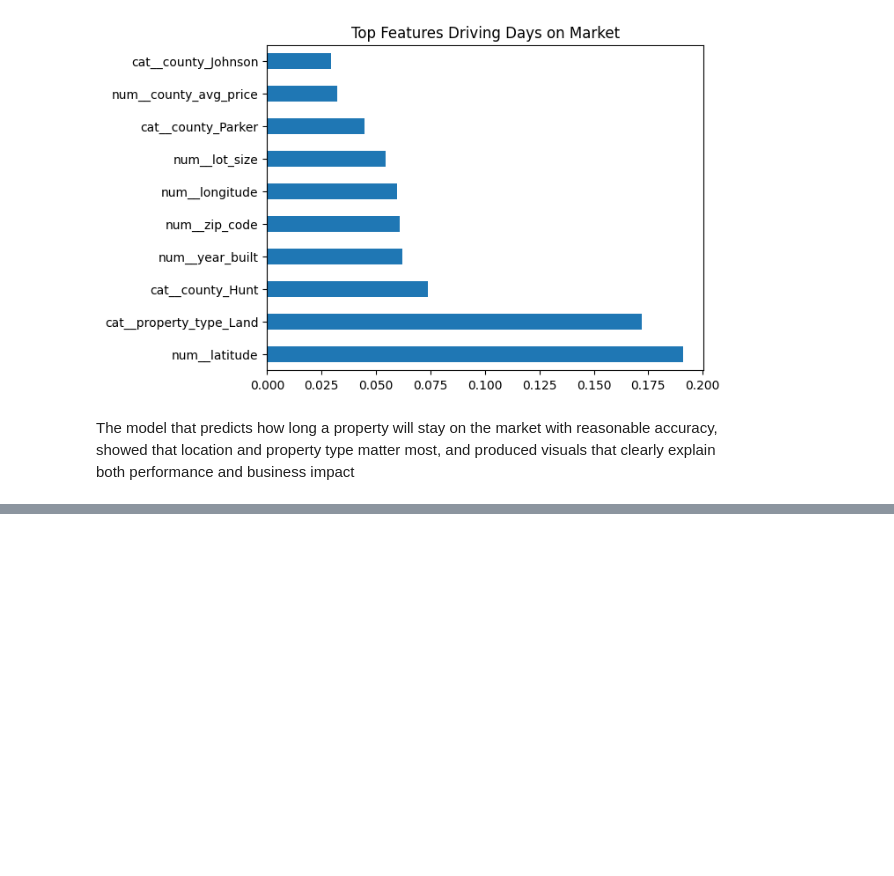
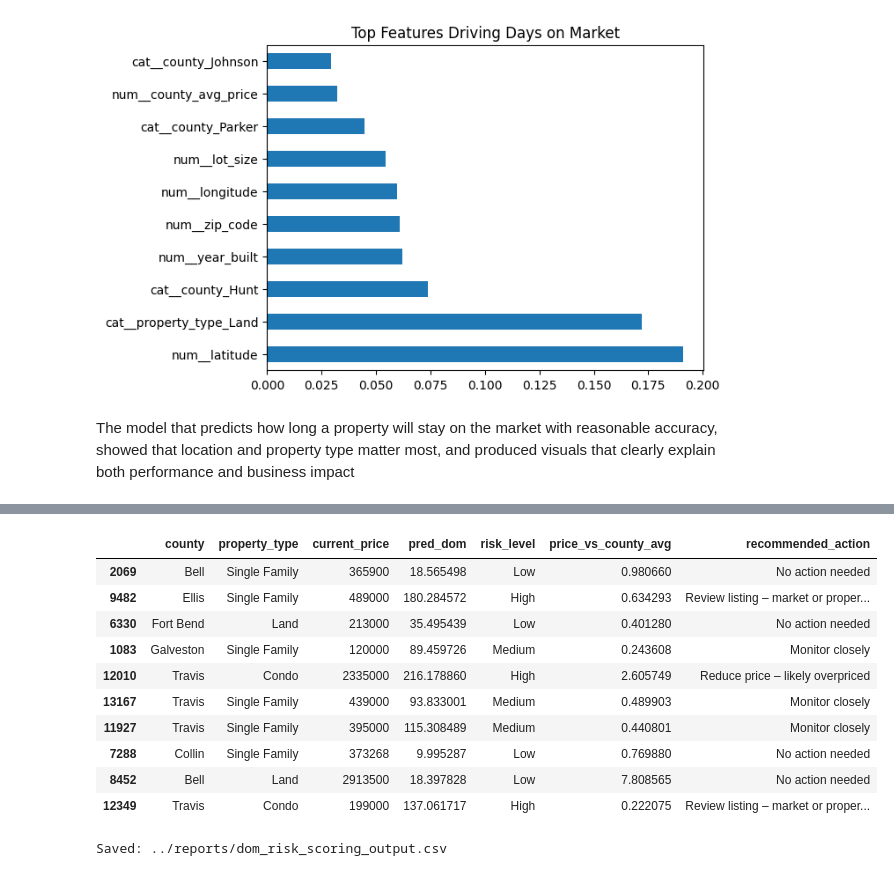
Before and after one commit to Mwenya-Musonda/alloy-tower-real-estate-ml, a Jupyter notebook: notebooks/03_model_training.ipynb, the cells around one changed output, grey strips where cells are left out. Drawn from its saved outputs; the diff is of its cells as text; code cells hidden in the pictures; blank space fills up the shorter version.

```diff
--- a/notebooks/03_model_training.ipynb
+++ b/notebooks/03_model_training.ipynb
@@ -261,0 +523,50 @@ The model that predicts how long a property will stay on the market with reasona
+# %%
+results = results.copy()
+
+results["overpriced_flag"] = (
+    results["price_vs_county_avg"] > 1.1
+)
+# %%
+def recommend_action(row):
+    if row["risk_level"] == "High" and row["overpriced_flag"]:
+        return "Reduce price – likely overpriced"
+    elif row["risk_level"] == "High":
+        return "Review listing – market or property type issue"
+    elif row["risk_level"] == "Medium":
+        return "Monitor closely"
+    else:
+        return "No action needed"
+
+results["recommended_action"] = results.apply(recommend_action, axis=1)
+# %%
+results[[
+    "county",
+    "property_type",
+    "current_price",
+    "pred_dom",
+    "risk_level",
+    "price_vs_county_avg",
+    "recommended_action"
+]].head(10)
+# %% [output]
+|  | county | property_type | current_price | pred_dom | risk_level | price_vs_county_avg | recommended_action |
+| 2069 | Bell | Single Family | 365900 | 18.565498 | Low | 0.980660 | No action needed |
+| 9482 | Ellis | Single Family | 489000 | 180.284572 | High | 0.634293 | Review listing – market or proper... |
+| 6330 | Fort Bend | Land | 213000 | 35.495439 | Low | 0.401280 | No action needed |
+| 1083 | Galveston | Single Family | 120000 | 89.459726 | Medium | 0.243608 | Monitor closely |
+| 12010 | Travis | Condo | 2335000 | 216.178860 | High | 2.605749 | Reduce price – likely overpriced |
+| 13167 | Travis | Single Family | 439000 | 93.833001 | Medium | 0.489903 | Monitor closely |
+| 11927 | Travis | Single Family | 395000 | 115.308489 | Medium | 0.440801 | Monitor closely |
+| 7288 | Collin | Single Family | 373268 | 9.995287 | Low | 0.769880 | No action needed |
+| 8452 | Bell | Land | 2913500 | 18.397828 | Low | 7.808565 | No action needed |
+| 12349 | Travis | Condo | 199000 | 137.061717 | High | 0.222075 | Review listing – market or proper... |
+# %%
+output_path = "../reports/dom_risk_scoring_output.csv"
+
+# ensure correct type for Streamlit merge
+results["listing_id"] = results["listing_id"].astype(str)
+
+results.to_csv(output_path, index=False)
+print("Saved:", output_path)
+# %% [output]
+Saved: ../reports/dom_risk_scoring_output.csv
```
Also changed, not shown: parts of 13 cells of this notebook, 4 other files.
